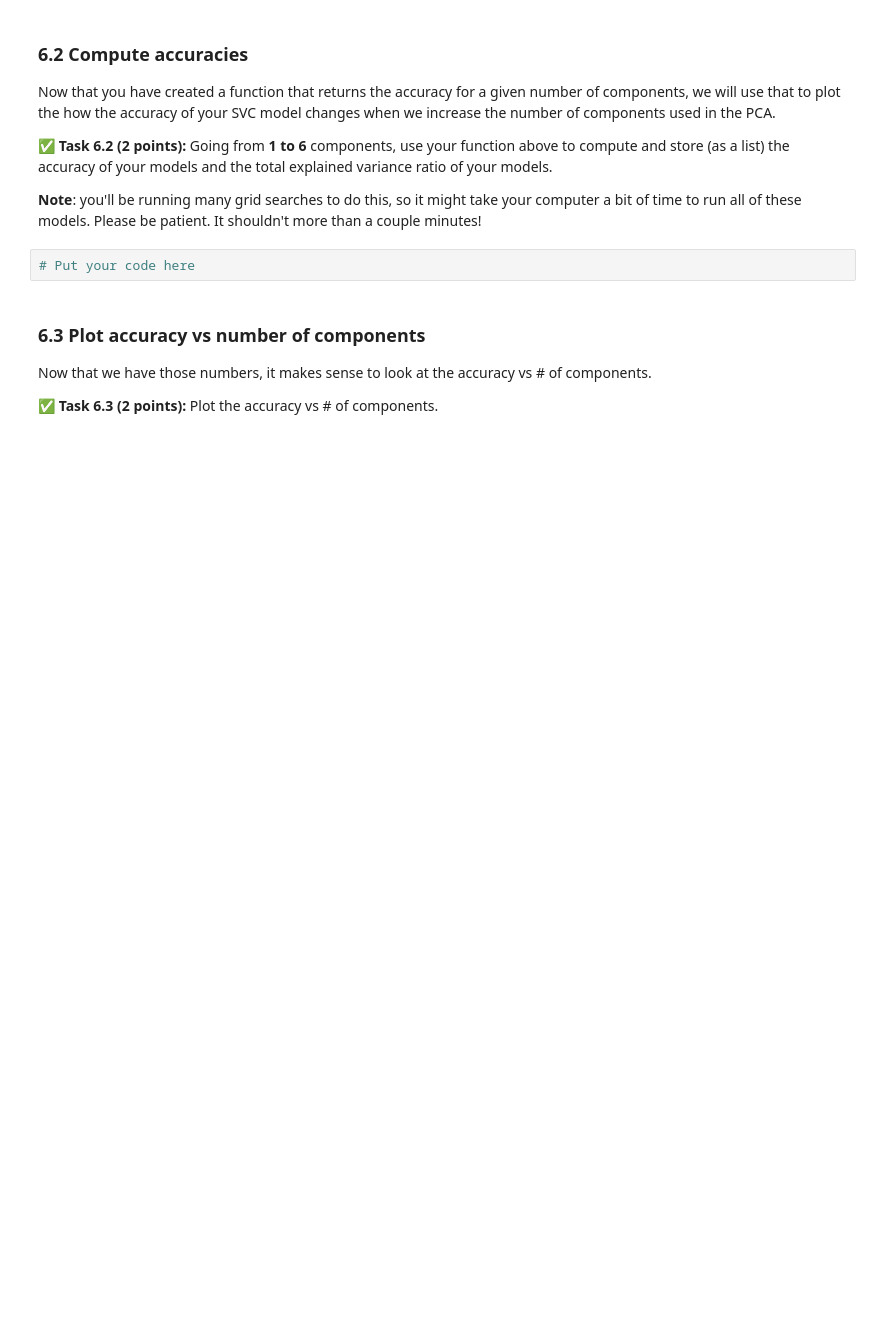
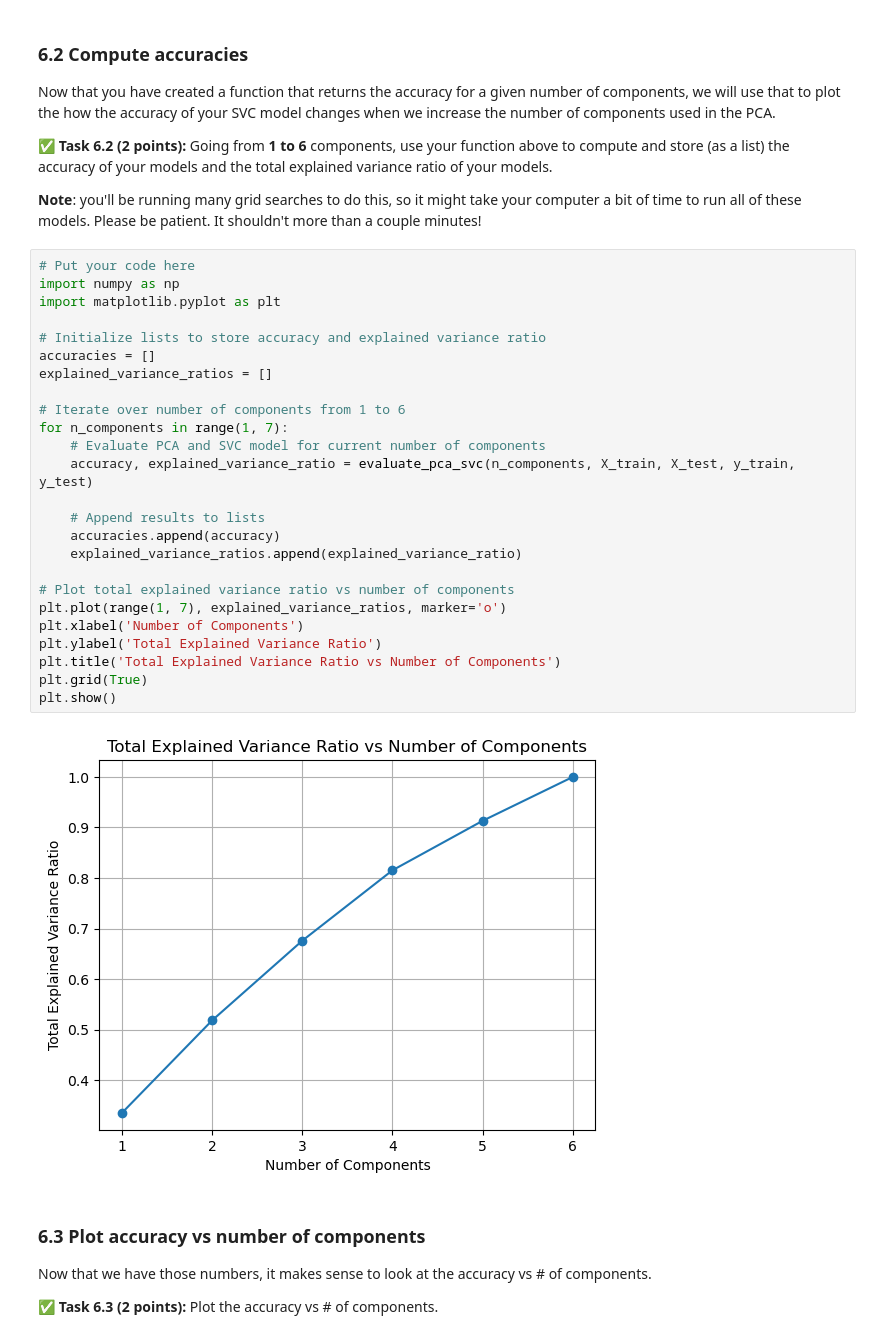
Before and after one commit to johnwano/CMSE202-f23-turnin, a Jupyter notebook: hw-04/HW-04_PerceptronSVMandPCA-STUDENT.ipynb, the cells around one changed output. Drawn from its saved outputs; the diff is of its cells as text; blank space fills up the shorter version.

```diff
--- a/hw-04/HW-04_PerceptronSVMandPCA-STUDENT.ipynb
+++ b/hw-04/HW-04_PerceptronSVMandPCA-STUDENT.ipynb
@@ -596,8 +624,33 @@ Now that you have created a function that returns the accuracy for a given numbe
 **&#9989; Task 6.2 (2 points):** Going from **1 to 6** components, use your function above to compute and store (as a list) the accuracy of your models and the total explained variance ratio of your models.
 
 **Note**: you'll be running many grid searches to do this, so it might take your computer a bit of time to run all of these models. Please be patient. It shouldn't more than a couple minutes!
-# %%
-# Put your code here
+# %%
+# Put your code here
+import numpy as np
+import matplotlib.pyplot as plt
+
+# Initialize lists to store accuracy and explained variance ratio
+accuracies = []
+explained_variance_ratios = []
+
+# Iterate over number of components from 1 to 6
+for n_components in range(1, 7):
+    # Evaluate PCA and SVC model for current number of components
+    accuracy, explained_variance_ratio = evaluate_pca_svc(n_components, X_train, X_test, y_train, y_test)
+
+    # Append results to lists
+    accuracies.append(accuracy)
+    explained_variance_ratios.append(explained_variance_ratio)
+
+# Plot total explained variance ratio vs number of components
+plt.plot(range(1, 7), explained_variance_ratios, marker='o')
+plt.xlabel('Number of Components')
+plt.ylabel('Total Explained Variance Ratio')
+plt.title('Total Explained Variance Ratio vs Number of Components')
+plt.grid(True)
+plt.show()
+# %% [output]
+[figure, added]
 # %% [markdown]
 ### 6.3 Plot accuracy vs number of components
 
```
Also changed, not shown: parts of 9 cells of this notebook.
